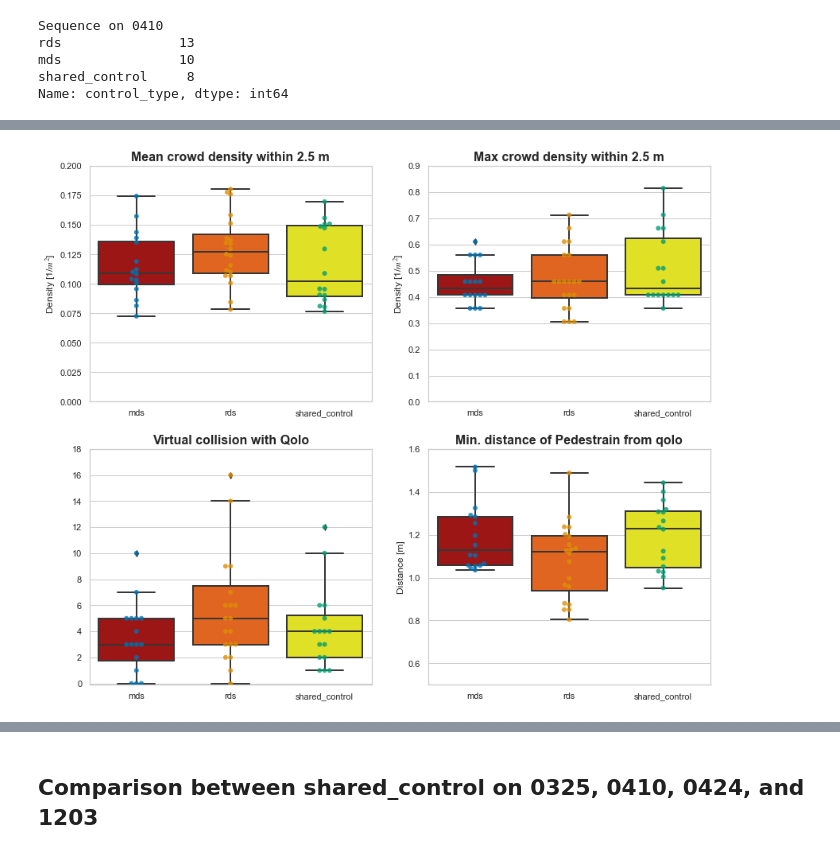
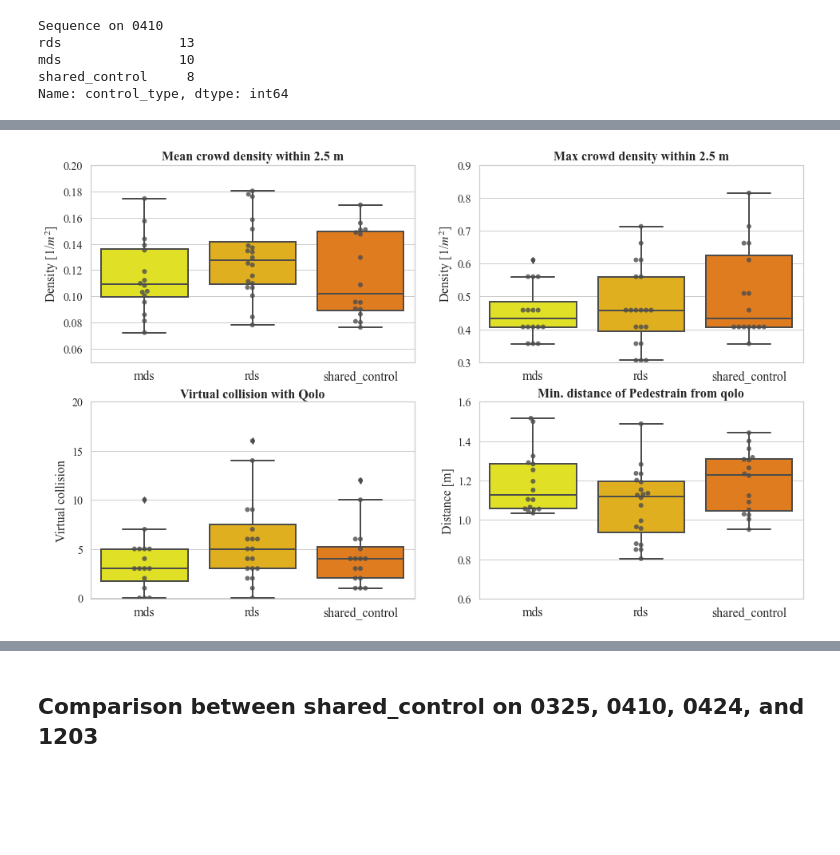
Before and after one commit to epfl-lasa/crowdbot-evaluation-tools, a Jupyter notebook: notebooks/comprehensive_eval.ipynb, the cells around one changed output, grey strips where cells are left out. Cells and saved outputs as stored; diff of their text form; code cells hidden in the pictures; blank space fills up the shorter version.

Commit message:
update figures from controller comparison part without grouping by date

```diff
--- a/notebooks/comprehensive_eval.ipynb
+++ b/notebooks/comprehensive_eval.ipynb
@@ -2361,0 +2350,20 @@ Name: control_type, dtype: int64
+# %%
+control_methods=['mds', 'rds', 'shared_control']
+
+value_unique, color_unique = values2color_list(
+        eval_res_df['control_type'].values, cmap_name='hot', range=(0.55, 0.75)
+    )
+
+value_unique, point_color_unique = values2color_list(
+        eval_res_df['control_type'].values, cmap_name='hot', range=(0.35, 0.5)
+    )
+
+# creating a dictionary with one specific color per group:
+box_pal = {value_unique[i]: color_unique[i] for i in range(len(value_unique))}
+# original: (0.3, 0.6)
+# scatter_pal = {value_unique[i]: point_color_unique[i] for i in range(len(value_unique))}
+# black
+# scatter_pal = {value_unique[i]: (0.0, 0.0, 0.0, 1.0) for i in range(len(value_unique))}
+# gray
+scatter_pal = {value_unique[i]: (0.3, 0.3, 0.3, 0.8) for i in range(len(value_unique))}
+box_pal, scatter_pal
@@ -2362,5 +2377,9 @@ Name: control_type, dtype: int64
 # %%
-fig, axes = plt.subplots(2, 2, figsize=(14, 12))
+mpl.rcParams['font.family'] = ['serif']
+mpl.rcParams['font.serif'] = ['Times New Roman']
+mpl.rcParams['mathtext.fontset'] = 'stix'
+
+fig, axes = plt.subplots(2, 2, figsize=(16, 10))
 
 categorical_plot(
     axes=axes[0,0],
@@ -2370,11 +2389,20 @@ categorical_plot(
     title='Mean crowd density within 2.5 m',
     xlabel='',
     ylabel='Density [1/$m^2$]',
-    ylim=[0.0, 0.20],
+    ylim=[0.05, 0.20],
     kind='box',
-    #lgd_labels=['April 10, 2021', 'April 24, 2021'],
+    lgd_labels=['April 10, 2021', 'April 24, 2021'],
+    lgd_font="Times New Roman",
     #group='date',
+    loc='upper left',
+    box_palette=box_pal,
+    scatter_palette=scatter_pal,
 )
+
+axes[0,0].set_ylabel("Density [1/$m^2$]", fontsize=16)
+axes[0,0].tick_params(axis='x', labelsize=16)
+axes[0,0].tick_params(axis='y', labelsize=14)
+
 categorical_plot(
     axes=axes[0,1],
     df=crowd_metrics_df,
@@ -2383,25 +2411,19 @@ categorical_plot(
     title='Max crowd density within 2.5 m',
     xlabel='',
     ylabel='Density [1/$m^2$]',
-    ylim=[0.0, 0.90],
+    ylim=[0.3, 0.90],
     kind='box',
-    #lgd_labels=['April 10, 2021', 'April 24, 2021'],
+    lgd_labels=['April 10, 2021', 'April 24, 2021'],
+    lgd_font="Times New Roman",
     #group='date',
+    loc='upper left',
+    box_palette=box_pal,
+    scatter_palette=scatter_pal,
 )
 
-# categorical_plot(
-#     axes=axes[1,0],
-#     df=crowd_metrics_df,
-#     metric='std_crowd_density2_5',
-#     category='control_type',
-#     title='Standard deviation of crowd density within 2.5 m',
-#     xlabel='',
-#     ylabel='Density [1/$m^2$]',
-#     ylim=[0.0, 0.15],
-#     kind='box',
-#     #lgd_labels=['April 10, 2021', 'April 24, 2021'],
-#     #group='date',
-# )
+axes[0,1].set_ylabel("Density [1/$m^2$]", fontsize=16)
+axes[0,1].tick_params(axis='x', labelsize=16)
+axes[0,1].tick_params(axis='y', labelsize=14)
 
 categorical_plot(
     axes=axes[1,0],
@@ -2411,14 +2433,19 @@ categorical_plot(
     title='Virtual collision with Qolo',
     xlabel='',
     ylabel='',
-    ylim=[-0.1, 18],
+    ylim=[-0.1, 20],
     kind='box',
-    # lgd_labels=['April 10, 2021', 'April 24, 2021'],
-    # group='date',
-    # loc='upper right',
-    yint=True,
+    lgd_labels=['April 10, 2021', 'April 24, 2021'],
+    lgd_font="Times New Roman",
+    #group='date',
+    loc='upper left',
+    box_palette=box_pal,
+    scatter_palette=scatter_pal,
+)
 
-)
+axes[1,0].set_ylabel("Virtual collision", fontsize=16)
+axes[1,0].tick_params(axis='x', labelsize=16)
+axes[1,0].tick_params(axis='y', labelsize=14)
 
 categorical_plot(
     axes=axes[1,1],
@@ -2428,13 +2455,21 @@ categorical_plot(
     title='Min. distance of Pedestrain from qolo',
     xlabel='',
     ylabel='Distance [m]',
-    ylim=[0.5, 1.6],
+    ylim=[0.6, 1.6],
     kind='box',
-    #lgd_labels=['April 10, 2021', 'April 24, 2021'],
+    lgd_labels=['April 10, 2021', 'April 24, 2021'],
+    lgd_font="Times New Roman",
     #group='date',
+    loc='upper left',
+    box_palette=box_pal,
+    scatter_palette=scatter_pal,
 )
 
-plt.savefig("./pdf/comp_crowd_nogroup.pdf", dpi=300)
+axes[1,1].set_ylabel("Distance [m]", fontsize=16)
+axes[1,1].tick_params(axis='x', labelsize=16)
+axes[1,1].tick_params(axis='y', labelsize=14)
+
+plt.savefig("./pdf/comp_crowd.pdf", dpi=300)
 
 plt.show()
 # %% [output]
@@ -2442,3 +2476,3 @@ Force to int ylabel!
-[figure, old version]
+[figure, new version]
 # %%
 plt.close()
```
Also changed, not shown: parts of 70 cells of this notebook.
